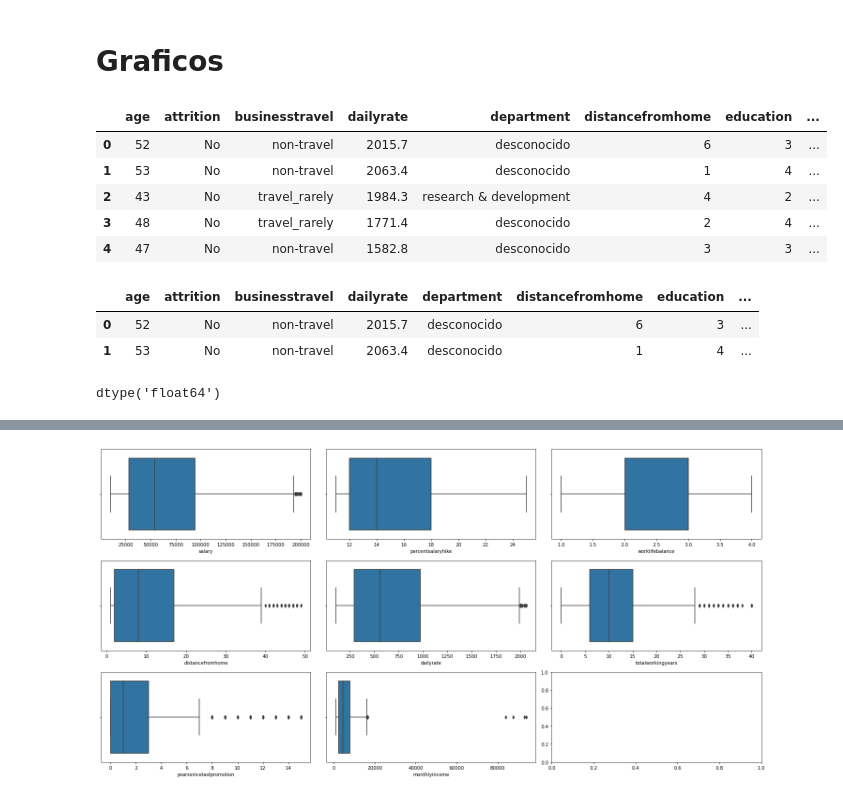
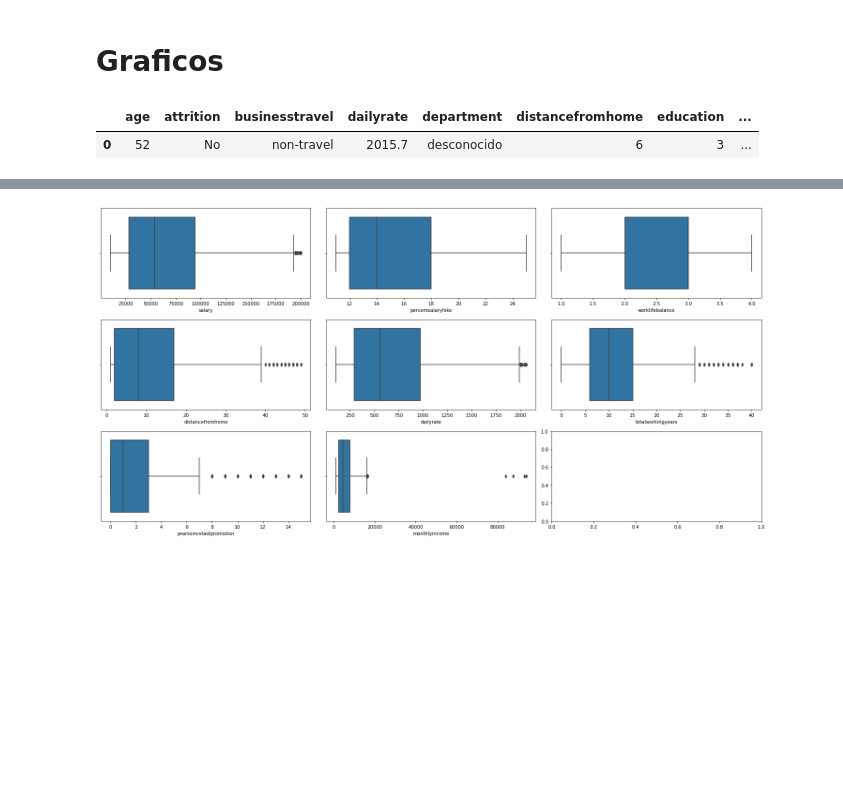
Before and after one commit to Iara-AC/project-da-promo-K-modulo-3-team-1, a Jupyter notebook: ETL/GRAFICOS.ipynb, the cells around one changed output, grey strips where cells are left out. Cells and saved outputs as stored; diff of their text form; code cells hidden in the pictures; blank space fills up the shorter version.

```diff
--- a/ETL/notebooks/GRAFICOS.ipynb
+++ b/ETL/GRAFICOS.ipynb
@@ -28,26 +28,12 @@ warnings.filterwarnings("ignore")
 # %% [markdown]
 # Graficos
 # %%
-df = pd.read_csv("../data/df_modificado.csv", index_col = 0)
+df = pd.read_csv("data/df_modificado.csv", index_col = 0)
 
 
-df.head(5)
+df.head(1)
 # %% [output]
 |  | age | attrition | businesstravel | dailyrate | department | distancefromhome | education | ... |
 | 0 | 52 | No | non-travel | 2015.7 | desconocido | 6 | 3 | ... |
-| 1 | 53 | No | non-travel | 2063.4 | desconocido | 1 | 4 | ... |
-| 2 | 43 | No | travel_rarely | 1984.3 | research & development | 4 | 2 | ... |
-| 3 | 48 | No | travel_rarely | 1771.4 | desconocido | 2 | 4 | ... |
-| 4 | 47 | No | non-travel | 1582.8 | desconocido | 3 | 3 | ... |
 # %%
 df['SatisfactionLevel'] = np.where(df['jobsatisfaction'] <= 2, 'No satisfecho', 'Satisfecho')
-# %%
-df.head(2)
-# %% [output]
-|  | age | attrition | businesstravel | dailyrate | department | distancefromhome | education | ... |
-| 0 | 52 | No | non-travel | 2015.7 | desconocido | 6 | 3 | ... |
-| 1 | 53 | No | non-travel | 2063.4 | desconocido | 1 | 4 | ... |
-# %%
-df["worklifebalance"].dtype
-# %% [output]
-dtype('float64')
```
Also changed, not shown: parts of 57 cells of this notebook, 2 other files.
